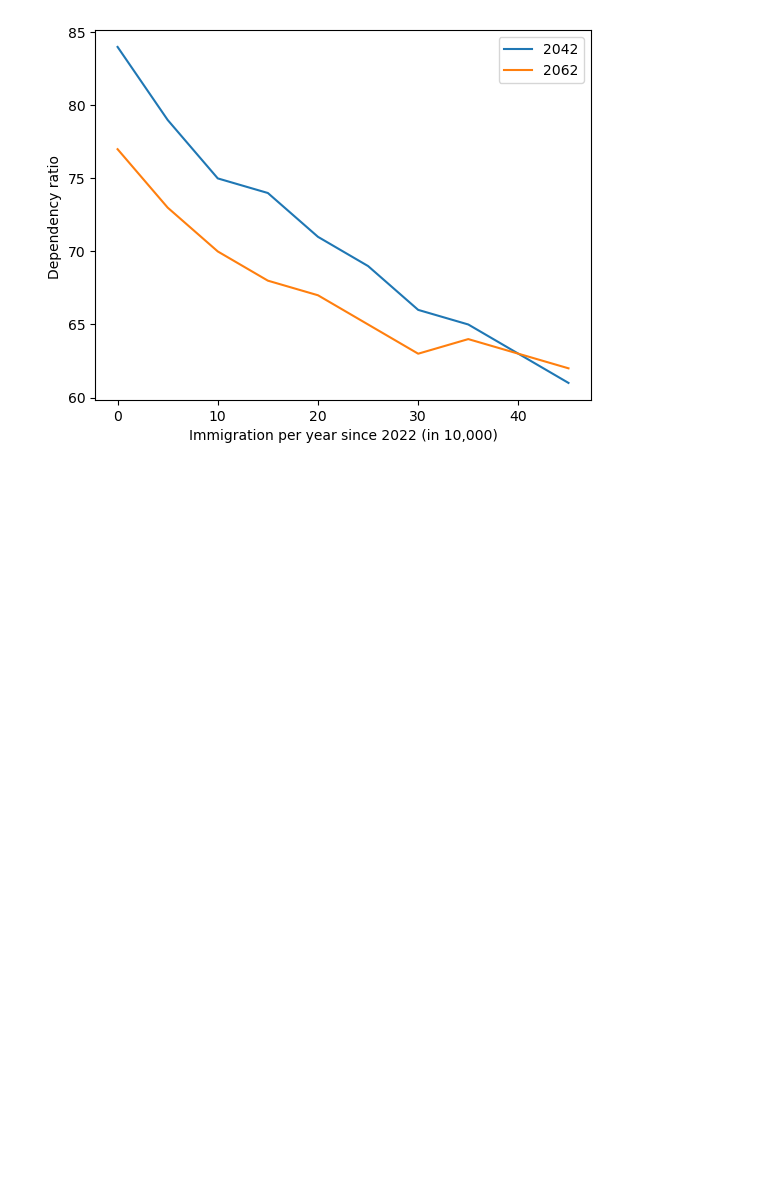
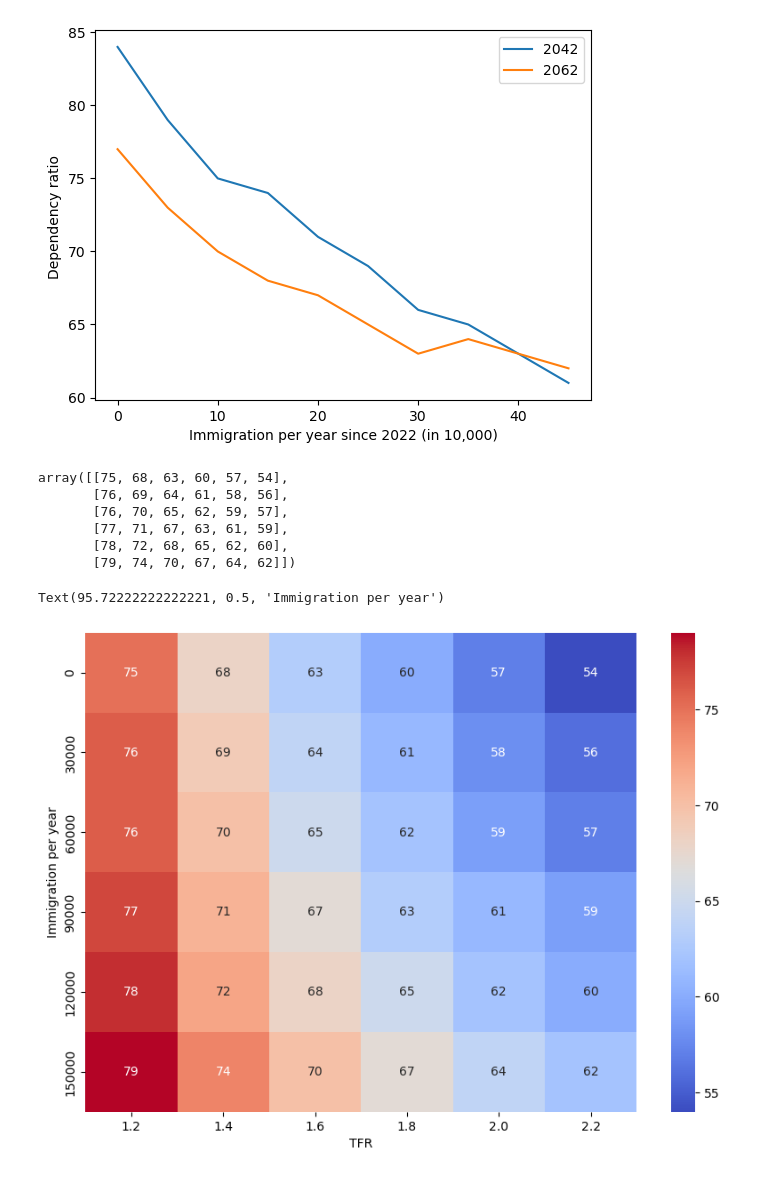
Before and after one commit to borisim/IV109, a Jupyter notebook: plot_data.ipynb, the cells around one changed output. Saved outputs shown, nothing was run; the diff lists cells and outputs as text; code cells hidden in the pictures; blank space fills up the shorter version.

Commit message:
Changed text size + other stuff

```diff
--- a/plot_data.ipynb
+++ b/plot_data.ipynb
@@ -17,3 +17,28 @@ plt.ylabel("Dependency ratio ")
 # %% [output]
 Text(0, 0.5, 'Dependency ratio ')
 [figure]
+# %%
+data = pd.read_csv("imm_tfr_dep_data.csv")
+immigration = data.iloc[:, 0]
+tfr = data.iloc[:, 1]
+dep_ratio = data.iloc[:, 2]
+population = data.iloc[:, 3]
+# %%
+dep_ratio.values.reshape(6, 6)
+# %% [output]
+array([[75, 68, 63, 60, 57, 54],
+       [76, 69, 64, 61, 58, 56],
+       [76, 70, 65, 62, 59, 57],
+       [77, 71, 67, 63, 61, 59],
+       [78, 72, 68, 65, 62, 60],
+       [79, 74, 70, 67, 64, 62]])
+# %%
+import seaborn as sns
+
+plt.figure(figsize=(10, 7))
+sns.heatmap(dep_ratio.values.reshape(6, 6), annot=True, cmap="coolwarm", xticklabels=tfr.unique(), yticklabels=immigration.unique())
+plt.xlabel("TFR")
+plt.ylabel("Immigration per year")
+# %% [output]
+Text(95.72222222222221, 0.5, 'Immigration per year')
+[figure, added]
```
Also changed, not shown: parts of 1 cell of this notebook, 1 other file.
